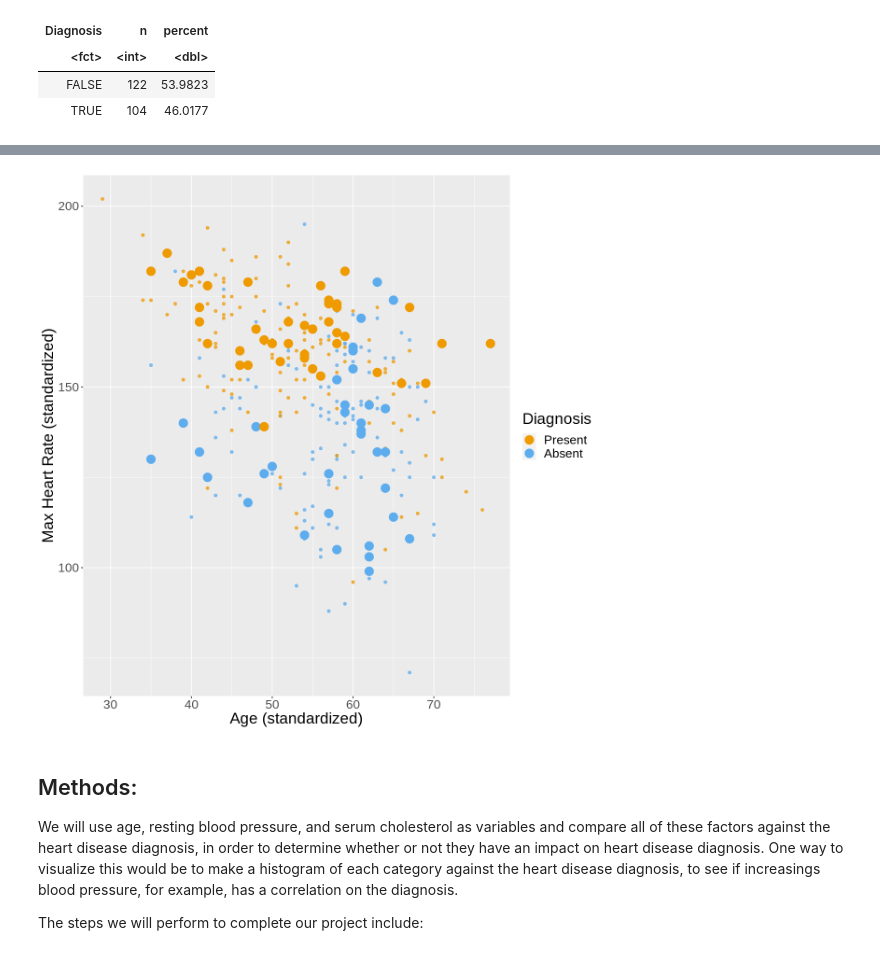
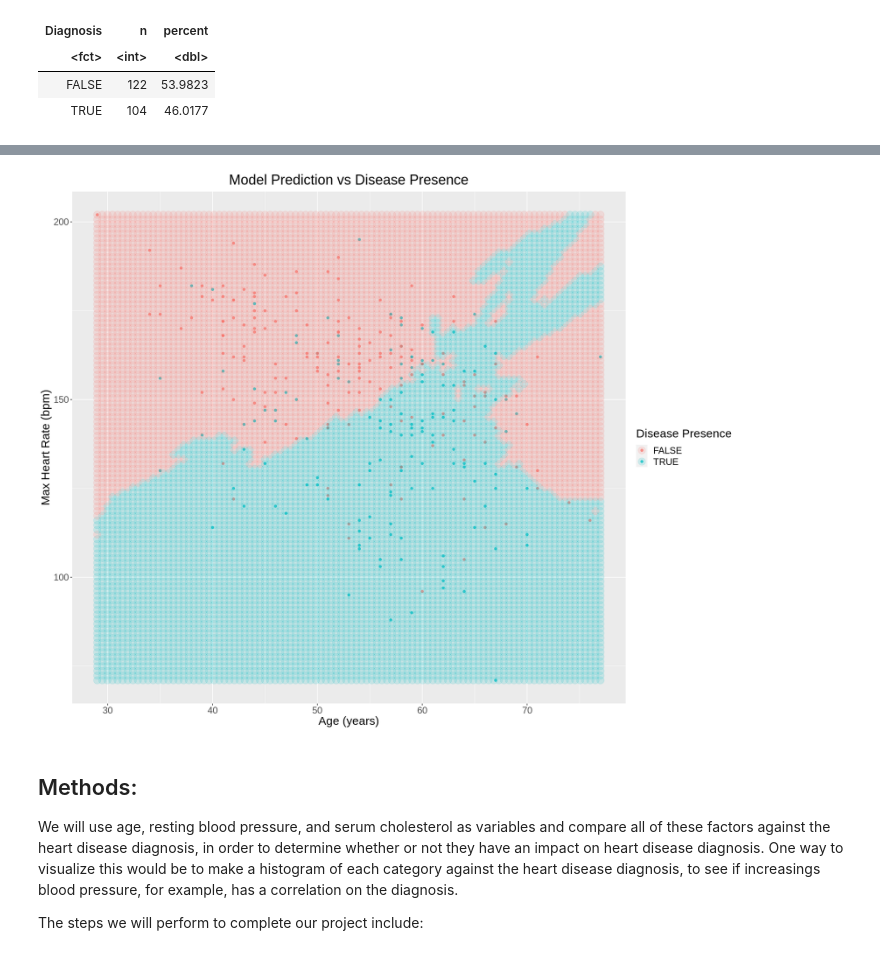
Before and after one commit to Parsapk1/NEW_DSCI_PROJECT, a Jupyter notebook: DSCI100_Project.ipynb, the cells around one changed output, grey strips where cells are left out. Drawn from its saved outputs; the diff is of its cells as text; code cells hidden in the pictures.

```diff
--- a/DSCI100_Project.ipynb
+++ b/DSCI100_Project.ipynb
@@ -153,11 +167,11 @@ heart_plot
 set.seed(2023)
 
 heart_split <- initial_split(cleveland_heart_cleaned, prop = 0.75, strata = Diagnosis)
-heart_train <- training(heart_split)
-heart_test <- testing(heart_split)
+training_heart <- training(heart_split)
+testing_heart <- testing(heart_split)
 
-glimpse(heart_train)
-glimpse(heart_test)
+glimpse(training_heart)
+glimpse(testing_heart)
 # %% [output]
 Rows: 226
 Columns: 3
@@ -263,31 +303,37 @@ Prediction FALSE TRUE
 # %%
-# plot:
-# 1. the colored scatter of the original data
-# 2. the faded colored scatter for the grid points
-options(repr.plot.height = 10, repr.plot.width = 10)
+are_grid <- seq(min(cleveland_heart_cleaned $Age, na.rm = TRUE),
+                max(cleveland_heart_cleaned $Age, na.rm = TRUE),
+                length.out = 100)
+smo_grid <- seq(min(cleveland_heart_cleaned $Maximum_Heart_Rate_Achieved, na.rm = TRUE),
+                max(cleveland_heart_cleaned $Maximum_Heart_Rate_Achieved, na.rm = TRUE),
+                length.out = 100)
 
-wkflw_plot <-
-  ggplot() +
-  geom_point(data = cleveland_heart_cleaned,
-             mapping = aes(x = Age,
-                           y = Maximum_Heart_Rate_Achieved,
-                           color = Diagnosis),
-             alpha = 0.75) +
-  geom_point(data = diagnosis_test_predictions,
-             mapping = aes(x = Age,
-                           y = Maximum_Heart_Rate_Achieved,
-                           color = .pred_class),
-             alpha = 1,
-             size = 5) +
-    labs(color = "Diagnosis",
-         x = "Age (standardized)",
-         y = "Max Heart Rate (standardized)") +
-    scale_color_manual(labels = c("Present", "Absent"), values = c("orange2", "steelblue2")) +
-    theme(text = element_text(size = 20))
+asgrid <- as_tibble(expand.grid(Age = are_grid,
+                                Maximum_Heart_Rate_Achieved = smo_grid))
 
-wkflw_plot
+PredGrid <- predict(model_fit_max, asgrid)
+
+prediction_table <- bind_cols(PredGrid, asgrid) %>%
+  rename(Class = .pred_class)
+
+options(repr.plot.height = 12, repr.plot.width = 15)
+
+plot_predictor_true <- ggplot() +
+    geom_point(data = cleveland_heart_cleaned,
+    mapping = aes(x = Age,
+                  y = Maximum_Heart_Rate_Achieved,
+                  color = Diagnosis),
+                   alpha = 0.75) +
+    geom_point(data = prediction_table, mapping = aes(x = Age, y = Maximum_Heart_Rate_Achieved, color = Class),
+                alpha = 0.15, size = 5) +
+                labs(color = "Disease Presence", x = "Age (years)", y = "Max Heart Rate (bpm)") +
+                theme(text = element_text(size = 16)) +
+                ggtitle("Model Prediction vs Disease Presence") +
+
+                theme(plot.title = element_text(vjust = 1, hjust = 0.5), text = element_text(size = 18))
+plot_predictor_true
 # %% [output]
-[figure, old version]
+[figure, new version]
 # %% [markdown]
 ## Methods:
 We will use age, resting blood pressure, and serum cholesterol as variables and compare all of these factors against the heart disease diagnosis, in order to determine whether or not they have an impact on heart disease diagnosis. One way to visualize this would be to make a histogram of each category against the heart disease diagnosis, to see if increasings blood pressure, for example, has a correlation on the diagnosis.
```
Also changed, not shown: parts of 13 cells of this notebook.
